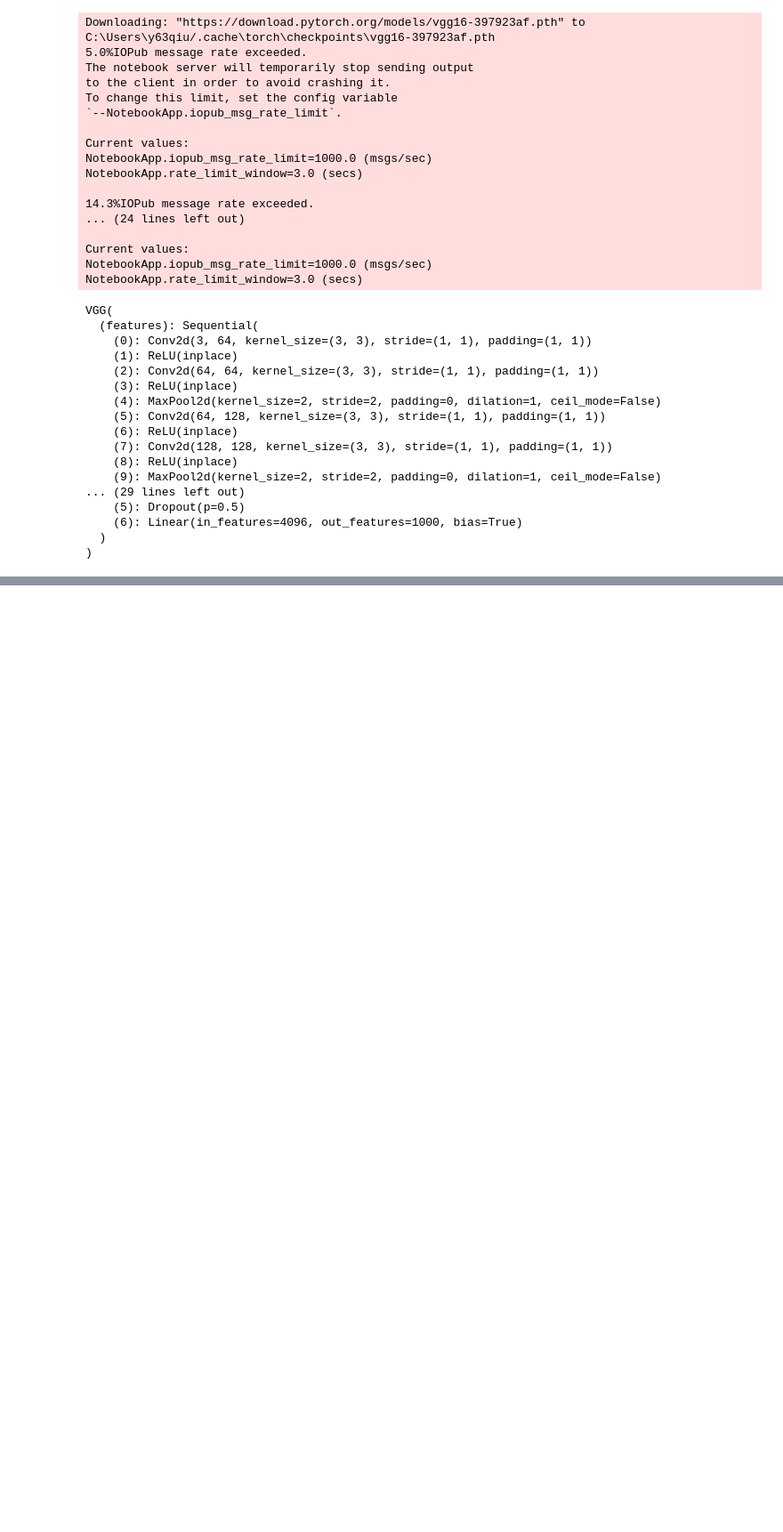
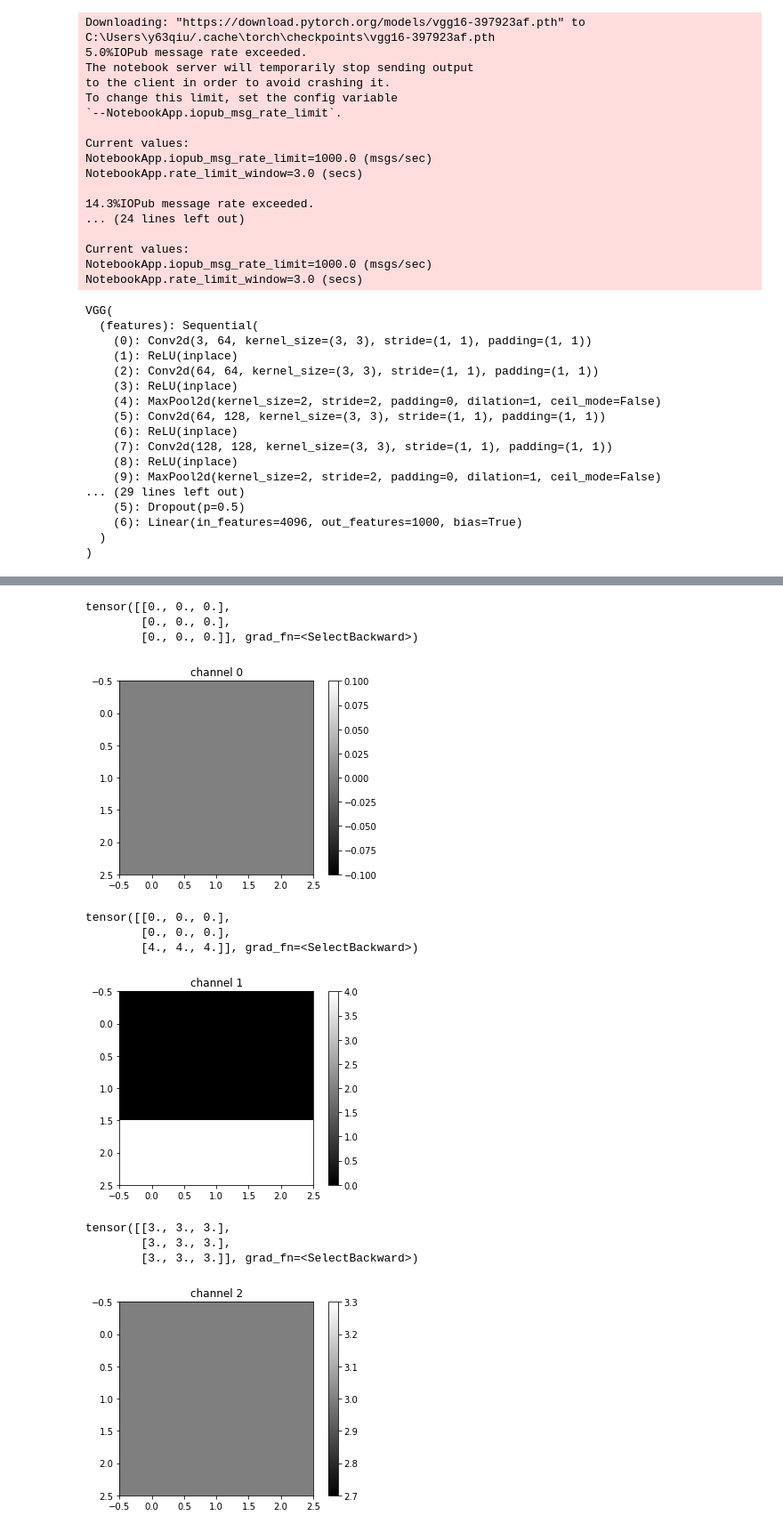
Before and after one commit to yuorky/Pure-protein-project-pytorch, a Jupyter notebook: CNN on Pure proteins differentiation.ipynb, the cells around one changed output, grey strips where cells are left out. Shown at 89% size. Drawn from its saved outputs; the diff is of its cells as text; code cells hidden in the pictures; blank space fills up the shorter version.

```diff
--- a/CNN on Pure proteins differentiation.ipynb
+++ b/CNN on Pure proteins differentiation.ipynb
@@ -685,0 +933,3 @@ KeyboardInterrupt:
+# %%
+conv1 = nn.Conv2d(in_channels=1, out_channels=3, kernel_size=3)
+conv1.state_dict()
@@ -685,0 +975,3 @@ KeyboardInterrupt:
+# %%
+out = conv1(image1)
+out
@@ -685,0 +990,20 @@ KeyboardInterrupt:
+# %%
+for channel, image in enumerate(out[0]):
+    plt.imshow(image.detach().numpy(), interpolation='nearest', cmap=plt.cm.gray)
+    print(image)
+    plt.title("channel {}".format(channel))
+    plt.colorbar()
+    plt.show()
+# %% [output]
+tensor([[0., 0., 0.],
+        [0., 0., 0.],
+        [0., 0., 0.]], grad_fn=<SelectBackward>)
+[figure, added]
+tensor([[0., 0., 0.],
+        [0., 0., 0.],
+        [4., 4., 4.]], grad_fn=<SelectBackward>)
+[figure, added]
+tensor([[3., 3., 3.],
+        [3., 3., 3.],
+        [3., 3., 3.]], grad_fn=<SelectBackward>)
+[figure, added]
```
Also changed, not shown: parts of 36 cells of this notebook, 1 other file.
